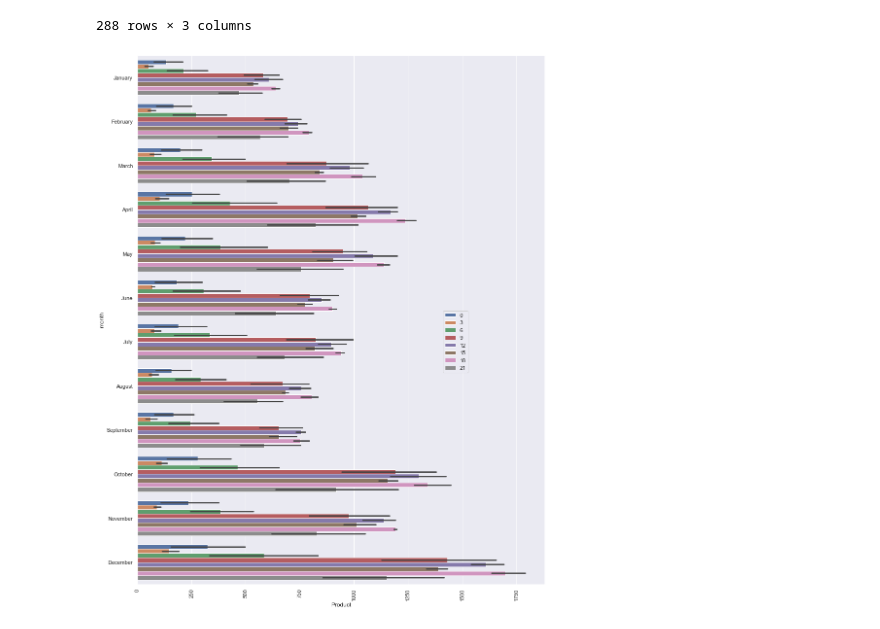
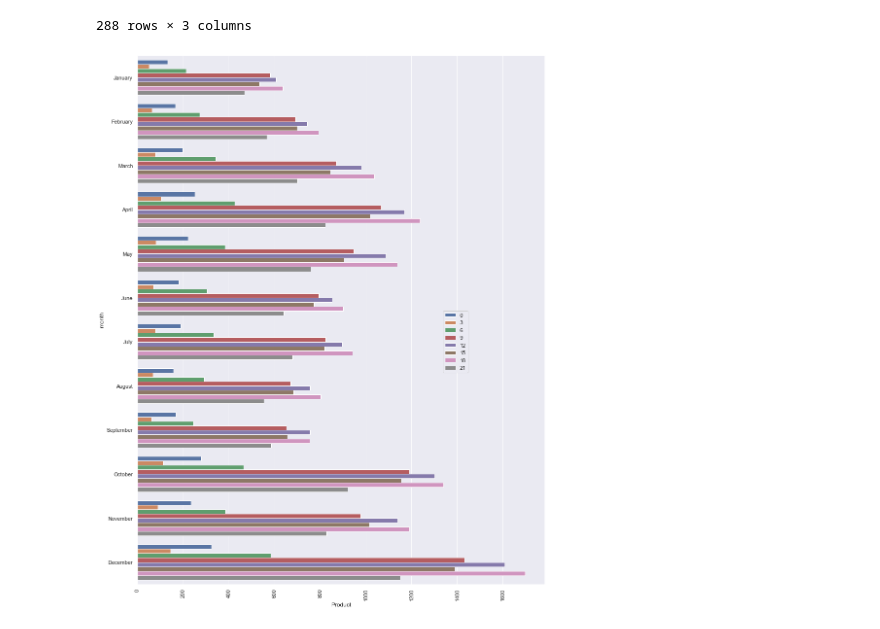
Before and after one commit to d-s-dc/Data-Analysis-on-Sales, a Jupyter notebook: Project.ipynb, the cells around one changed output. Cells and saved outputs as stored; diff of their text form; code cells hidden in the pictures.

```diff
--- a/Project.ipynb
+++ b/Project.ipynb
@@ -205,9 +205,9 @@ data2
 | 287 | December | 3 | 131 |
 288 rows × 3 columns
 # %%
-sns.barplot(data = data2, y = 'month', x = 'Product', hue = 'hour')
+sns.barplot(data = data2, y = 'month', x = 'Product', hue = 'hour', ci = 0)
 plt.xticks(rotation = 90)
 plt.legend(loc = (0.75,0.4))
 sns.set(rc = {'figure.figsize':(15,20)})
 # %% [output]
-[figure, old version]
+[figure, new version]
```
